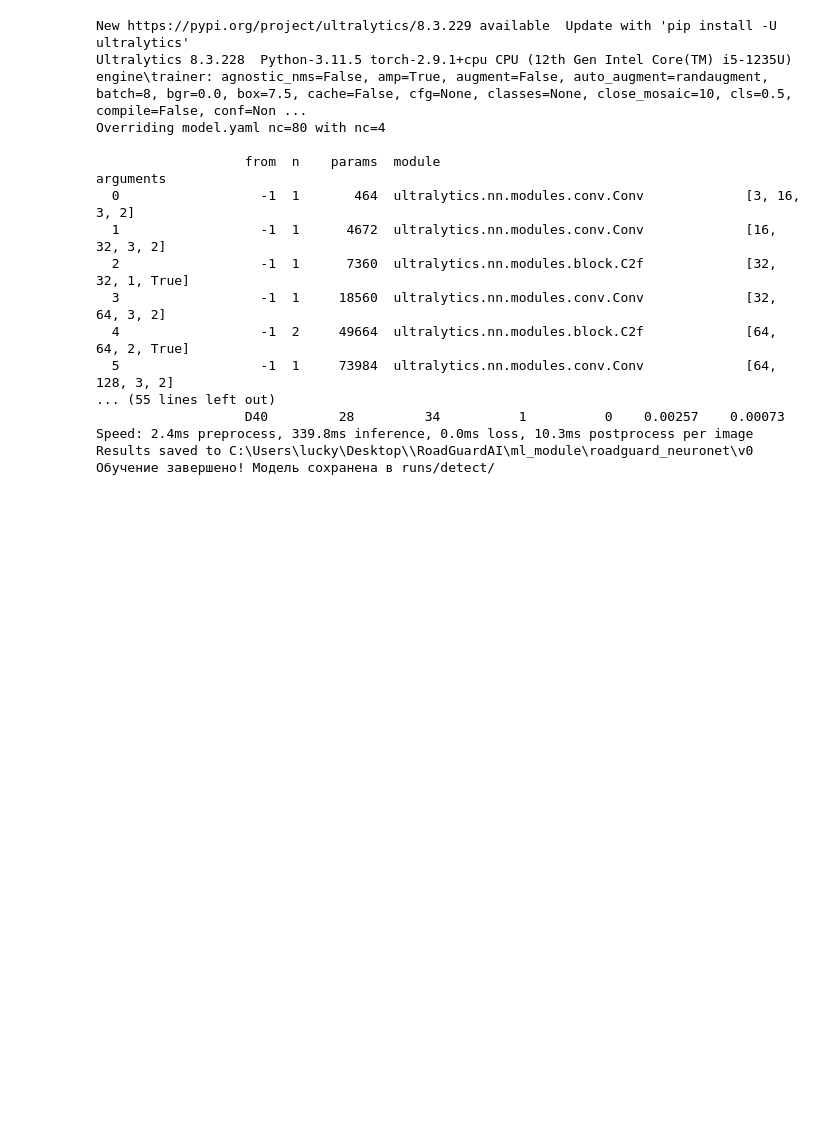
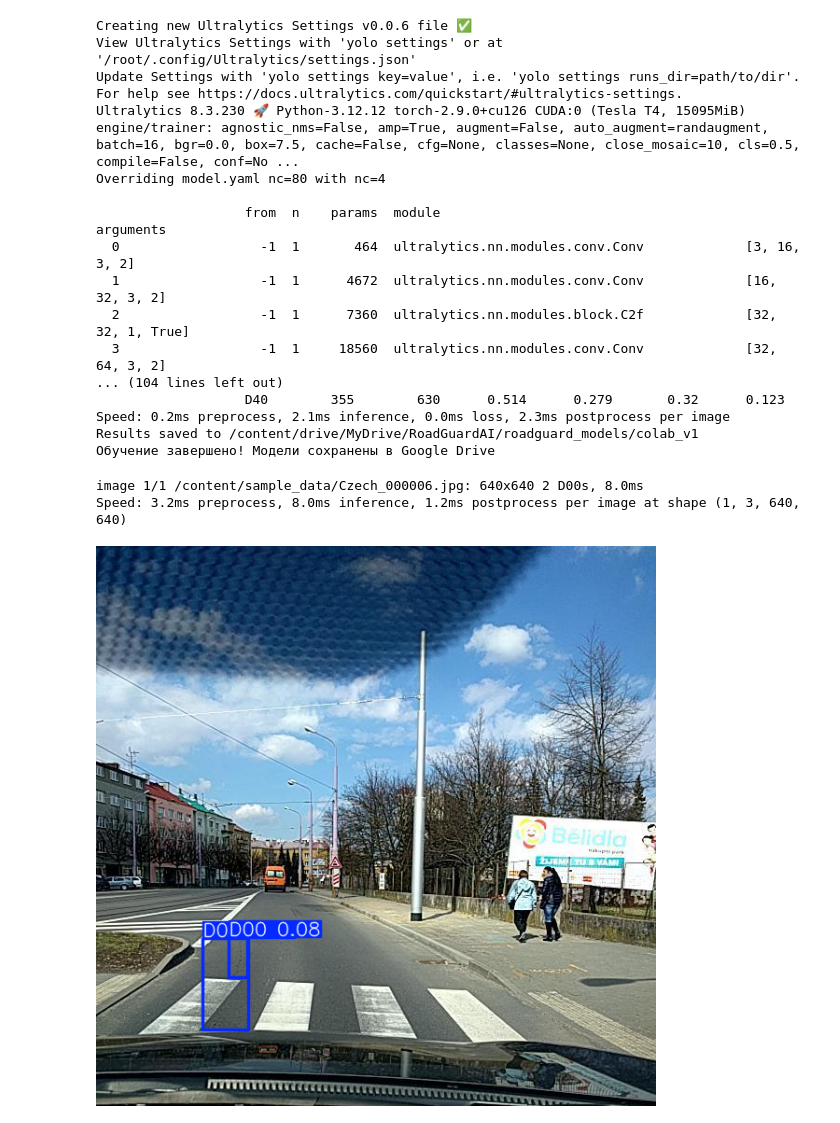
Before and after one commit to Vasyukova-Nat/RoadGuardAI, a Jupyter notebook: ml_module/train_model.ipynb, the cells around one changed output. Cells and saved outputs as stored; diff of their text form; code cells hidden in the pictures; blank space fills up the shorter version.

Commit message:
+ the trained v1 model

```diff
--- a/ml_module/train_model.ipynb
+++ b/ml_module/train_model.ipynb
@@ -1,25 +37,34 @@
 # %%
 from ultralytics import YOLO
+import os
+
+model_dir = '/content/drive/MyDrive/RoadGuardAI/roadguard_models'
+os.makedirs(model_dir, exist_ok=True)
 
 model = YOLO('yolov8n.pt')
 
 results = model.train(
-    data='datasets/RDD2022_yolo_small_split/data.yaml',
-    epochs=50,
+    data='RDD2022_yolo_half_split/data.yaml',
+    epochs=10,
     imgsz=640,                    # размер изобр-я на входе (resize изображений любого размера до 640x640)
-    rect=False,                   # не исп. rectangular training
-    batch=8,                      # сколько изобр-ий обрабатывать за раз
+    batch=16,                     # сколько изобр-ий обрабатывать за раз
+    device=0,                     # исп. GPU
+    rect=False,                   # не исп. rectangular training (для разнородных данных)
+    verbose=True,                 # вывод эпох
     save=True,                    # сохраняет модель
-    verbose=True,                 # вывод эпох
-    project='roadguard_models', # папка для результатов
-    name='v1'                     # имя эксперимента
+    save_period=2,                # сохранять каждые 2 эпохи
+    project=model_dir,            # сохранять в Drive
+    exist_ok=True,                # перезаписывать если существует
+    name='colab_v1'               # имя эксперимента
 )
 
-print("Обучение завершено! Модель сохранена в roadguard_models/v/weights/best.pt")
+print("Обучение завершено! Модели сохранены в Google Drive")
 # %% [output]
-New https://pypi.org/project/ultralytics/8.3.229 available  Update with 'pip install -U ultralytics'
-Ultralytics 8.3.228  Python-3.11.5 torch-2.9.1+cpu CPU (12th Gen Intel Core(TM) i5-1235U)
-engine\trainer: agnostic_nms=False, amp=True, augment=False, auto_augment=randaugment, batch=8, bgr=0.0, box=7.5, cache=False, cfg=None, classes=None, close_mosaic=10, cls=0.5, compile=False, conf=Non ...
+Creating new Ultralytics Settings v0.0.6 file ✅
+View Ultralytics Settings with 'yolo settings' or at '/root/.config/Ultralytics/settings.json'
+Update Settings with 'yolo settings key=value', i.e. 'yolo settings runs_dir=path/to/dir'. For help see https://docs.ultralytics.com/quickstart/#ultralytics-settings.
+Ultralytics 8.3.230 🚀 Python-3.12.12 torch-2.9.0+cu126 CUDA:0 (Tesla T4, 15095MiB)
+engine/trainer: agnostic_nms=False, amp=True, augment=False, auto_augment=randaugment, batch=16, bgr=0.0, box=7.5, cache=False, cfg=None, classes=None, close_mosaic=10, cls=0.5, compile=False, conf=No ...
 Overriding model.yaml nc=80 with nc=4
 
                    from  n    params  module                                       arguments
@@ -27,10 +72,21 @@ Overriding model.yaml nc=80 with nc=4
   1                  -1  1      4672  ultralytics.nn.modules.conv.Conv             [16, 32, 3, 2]
   2                  -1  1      7360  ultralytics.nn.modules.block.C2f             [32, 32, 1, True]
   3                  -1  1     18560  ultralytics.nn.modules.conv.Conv             [32, 64, 3, 2]
-  4                  -1  2     49664  ultralytics.nn.modules.block.C2f             [64, 64, 2, True]
-  5                  -1  1     73984  ultralytics.nn.modules.conv.Conv             [64, 128, 3, 2]
-... (55 lines left out)
-                   D40         28         34          1          0    0.00257    0.00073
-Speed: 2.4ms preprocess, 339.8ms inference, 0.0ms loss, 10.3ms postprocess per image
-Results saved to C:\Users\lucky\Desktop\\RoadGuardAI\ml_module\roadguard_neuronet\v0
-Обучение завершено! Модель сохранена в runs/detect/
+... (104 lines left out)
+                   D40        355        630      0.514      0.279       0.32      0.123
+Speed: 0.2ms preprocess, 2.1ms inference, 0.0ms loss, 2.3ms postprocess per image
+Results saved to /content/drive/MyDrive/RoadGuardAI/roadguard_models/colab_v1
+Обучение завершено! Модели сохранены в Google Drive
+# %%
+# Предсказание модели на тестовом фото
+model = YOLO('/content/drive/MyDrive/RoadGuardAI/roadguard_models/colab_v1/weights/best.pt')
+results = model.predict(
+    'sample_data/Czech_000006.jpg',
+    conf=0.05,
+    iou=0.45
+)
+results[0].show()
+# %% [output]
+image 1/1 /content/sample_data/Czech_000006.jpg: 640x640 2 D00s, 8.0ms
+Speed: 3.2ms preprocess, 8.0ms inference, 1.2ms postprocess per image at shape (1, 3, 640, 640)
+[figure, added]
```
Also changed, not shown: parts of 5 cells of this notebook, 10 other files.
